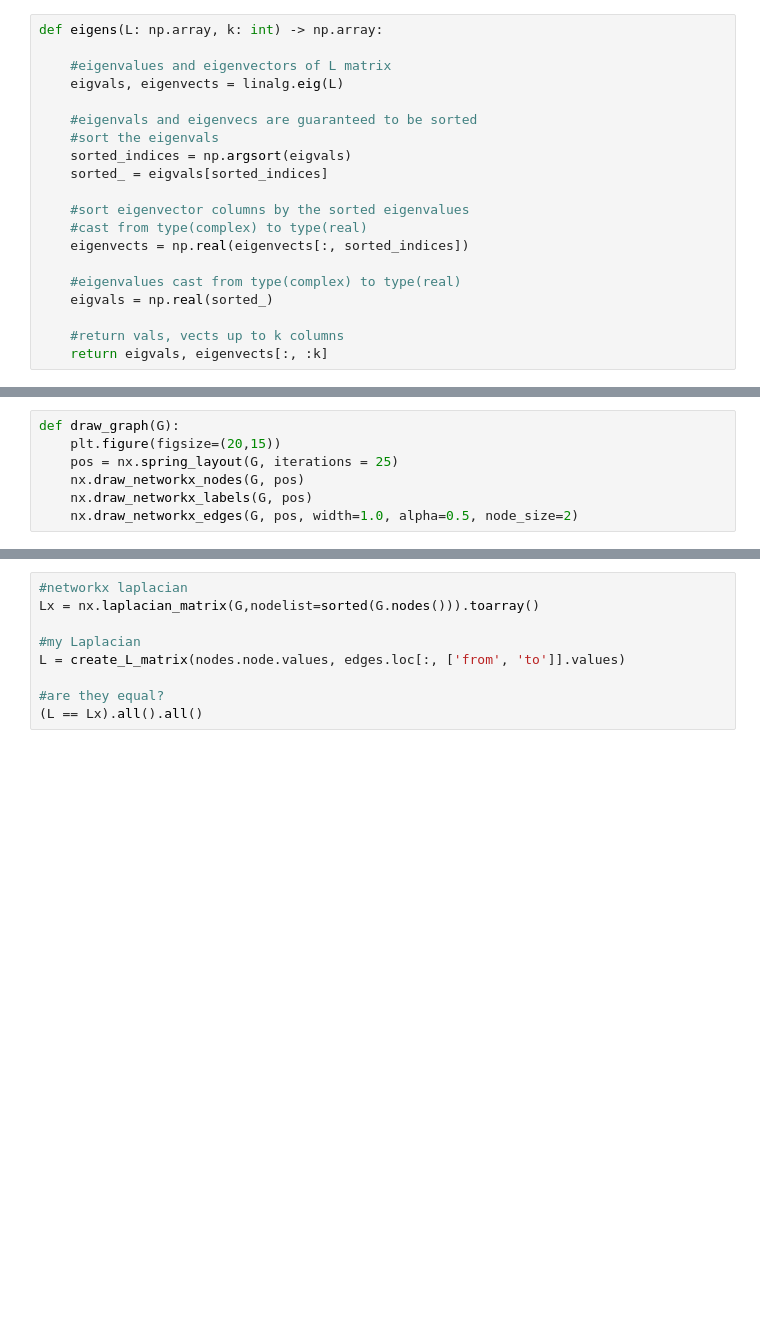
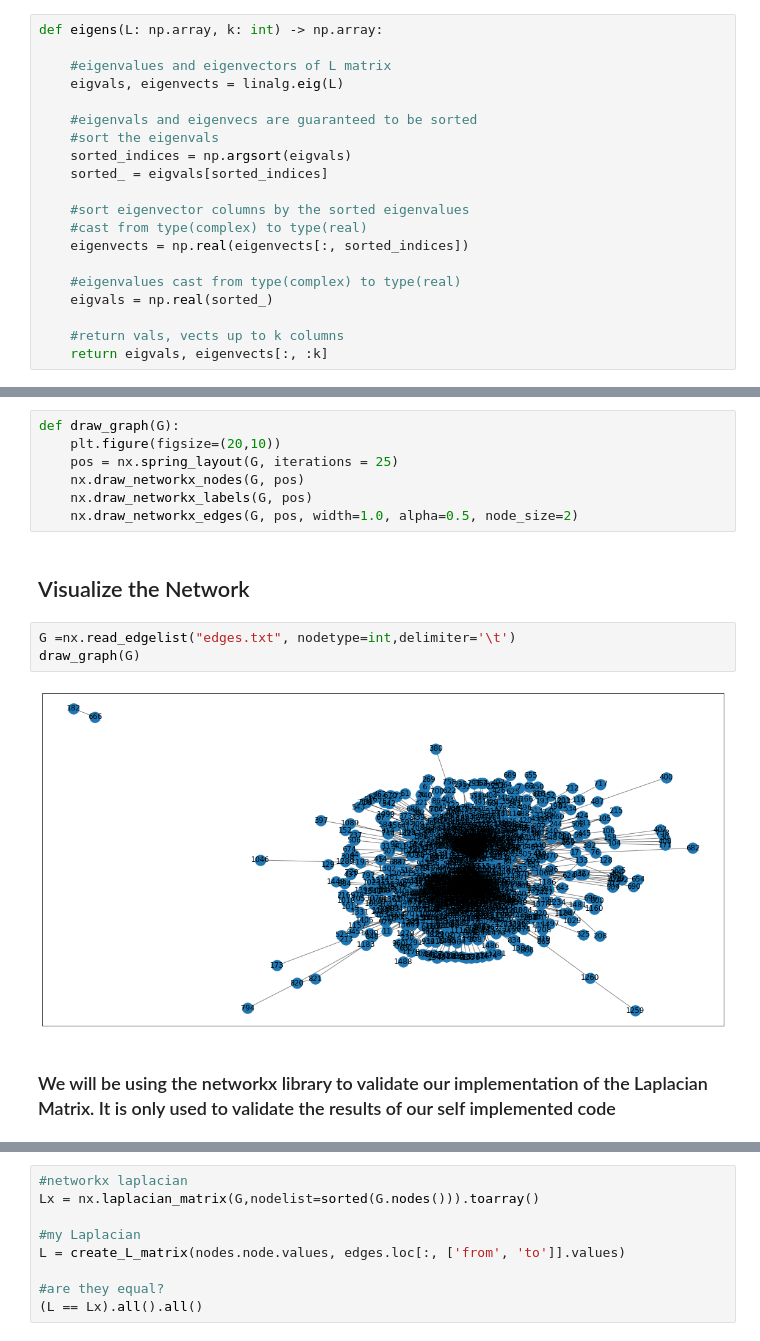
Before and after one commit to Mooseburger1/GT_MASTERS, a Jupyter notebook: Computational_Analytics/HW1/Q3/Q3.ipynb, the cells around one changed output, grey strips where cells are left out. Cells and saved outputs as stored; diff of their text form; blank space fills up the shorter version.

```diff
--- a/Computational_Analytics/HW1/Q3/Q3.ipynb
+++ b/Computational_Analytics/HW1/Q3/Q3.ipynb
@@ -388,9 +440,18 @@ class KMeans:
 # %%
 def draw_graph(G):
-    plt.figure(figsize=(20,15))
+    plt.figure(figsize=(20,10))
     pos = nx.spring_layout(G, iterations = 25)
     nx.draw_networkx_nodes(G, pos)
     nx.draw_networkx_labels(G, pos)
     nx.draw_networkx_edges(G, pos, width=1.0, alpha=0.5, node_size=2)
+# %% [markdown]
+## Visualize the Network
+# %%
+G =nx.read_edgelist("edges.txt", nodetype=int,delimiter='\t')
+draw_graph(G)
+# %% [output]
+[figure, added]
+# %% [markdown]
+### We will be using the networkx library to validate our implementation of the Laplacian Matrix. It is only used to validate the results of our self implemented code
 # %%
 #networkx adjacency matrix
```
Also changed, not shown: parts of 43 cells of this notebook, 7 other files.
